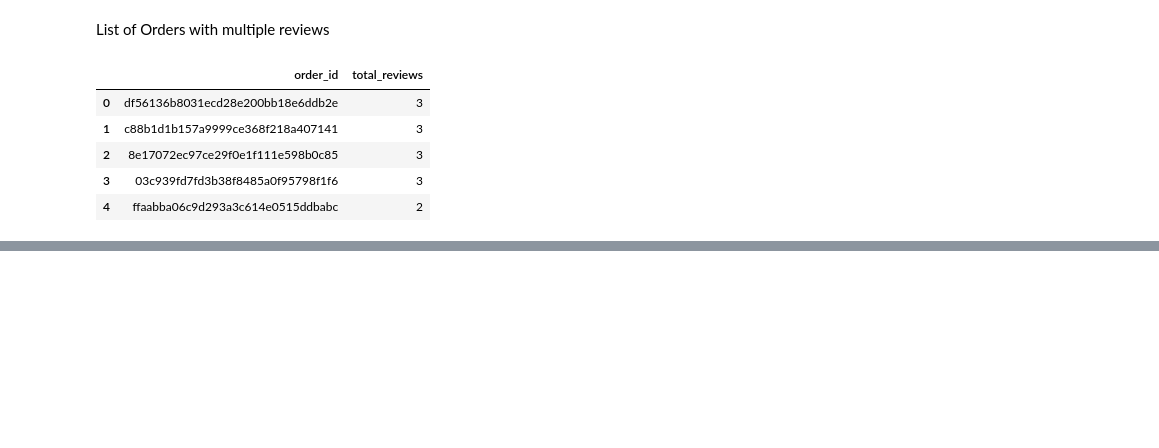
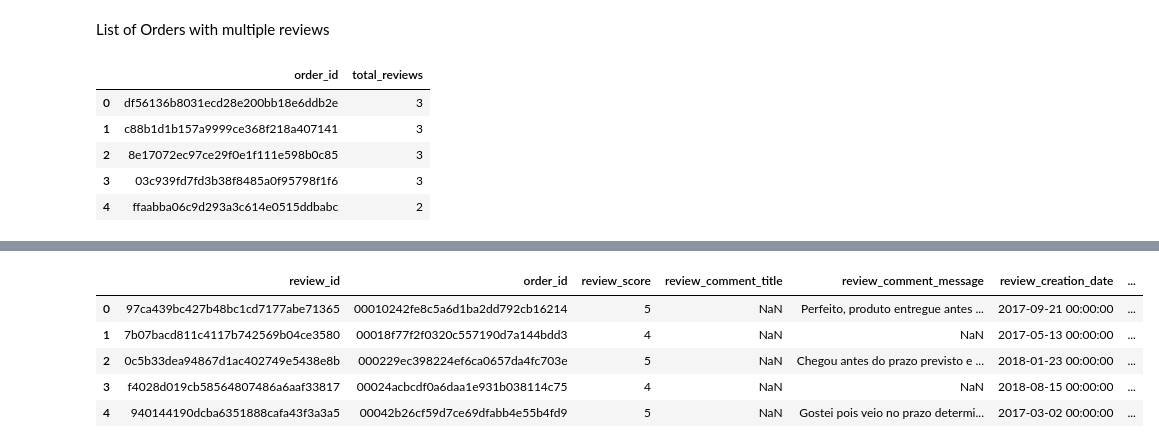
Before and after one commit to Lukevu-hub/olist-delivery-analysis, a Jupyter notebook: notebooks/01_load_and_clean.ipynb, the cells around one changed output, grey strips where cells are left out. Cells and saved outputs as stored; diff of their text form; code cells hidden in the pictures; blank space fills up the shorter version.

```diff
--- a/notebooks/01_load_and_clean.ipynb
+++ b/notebooks/01_load_and_clean.ipynb
@@ -266,0 +215,18 @@ result
+# %%
+query = """
+With rank as (
+    select *, row_number() over (partition by order_id order by review_answer_timestamp desc) as row_num
+    from order_reviews)
+select * from rank where row_num =1
+
+"""
+new_order_reviews = pd.read_sql_query(query, conn)
+new_order_reviews.to_sql('new_order_reviews', conn, if_exists='replace', index=False)
+new_order_reviews.head()
+# %% [output]
+|  | review_id | order_id | review_score | review_comment_title | review_comment_message | review_creation_date | ... |
+| 0 | 97ca439bc427b48bc1cd7177abe71365 | 00010242fe8c5a6d1ba2dd792cb16214 | 5 | NaN | Perfeito, produto entregue antes ... | 2017-09-21 00:00:00 | ... |
+| 1 | 7b07bacd811c4117b742569b04ce3580 | 00018f77f2f0320c557190d7a144bdd3 | 4 | NaN | NaN | 2017-05-13 00:00:00 | ... |
+| 2 | 0c5b33dea94867d1ac402749e5438e8b | 000229ec398224ef6ca0657da4fc703e | 5 | NaN | Chegou antes do prazo previsto e ... | 2018-01-23 00:00:00 | ... |
+| 3 | f4028d019cb58564807486a6aaf33817 | 00024acbcdf0a6daa1e931b038114c75 | 4 | NaN | NaN | 2018-08-15 00:00:00 | ... |
+| 4 | 940144190dcba6351888cafa43f3a3a5 | 00042b26cf59d7ce69dfabb4e55b4fd9 | 5 | NaN | Gostei pois veio no prazo determi... | 2017-03-02 00:00:00 | ... |
```
Also changed, not shown: parts of 26 cells of this notebook.
